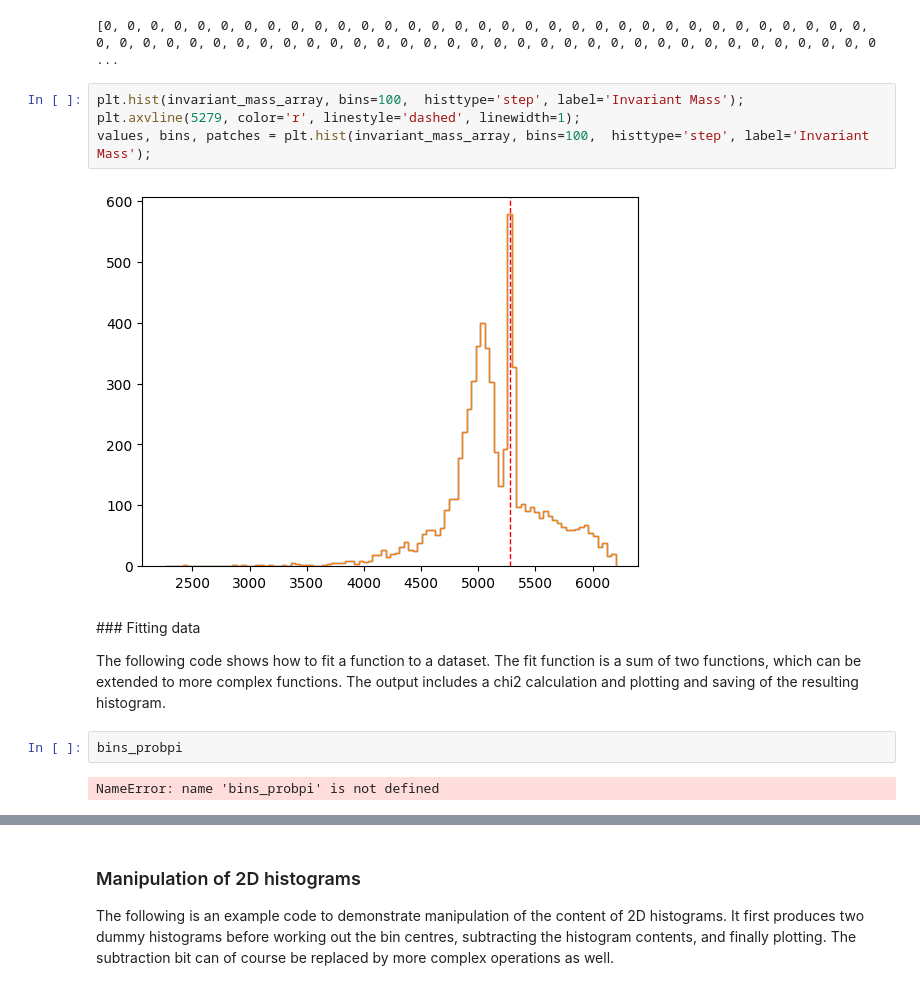
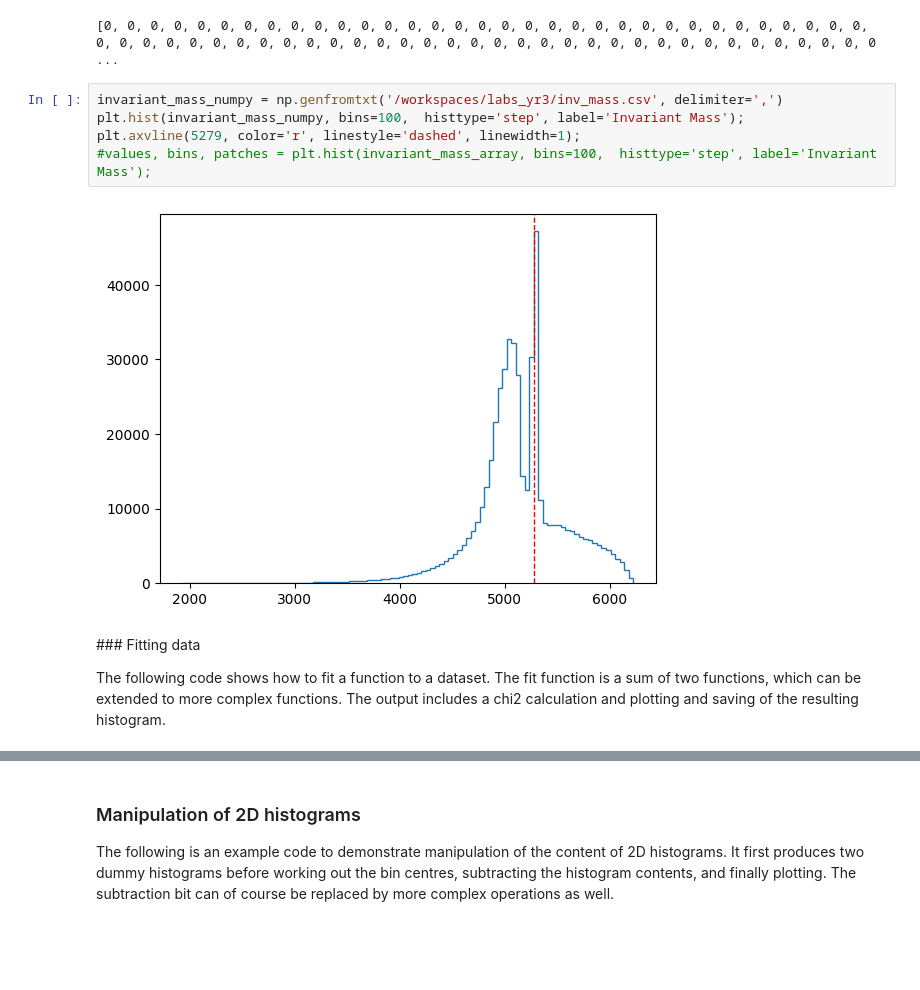
Before and after one commit to aavashsubedi/labs_yr3, a Jupyter notebook: matter_antimatter/aavash.ipynb, the cells around one changed output, grey strips where cells are left out. Cells and saved outputs as stored; diff of their text form; blank space fills up the shorter version.

```diff
--- a/matter_antimatter/aavash.ipynb
+++ b/matter_antimatter/aavash.ipynb
@@ -461,16 +474,13 @@ print(invariant_mass_array)
 # %% [output]
 [0, 0, 0, 0, 0, 0, 0, 0, 0, 0, 0, 0, 0, 0, 0, 0, 0, 0, 0, 0, 0, 0, 0, 0, 0, 0, 0, 0, 0, 0, 0, 0, 0, 0, 0, 0, 0, 0, 0, 0, 0, 0, 0, 0, 0, 0, 0, 0, 0, 0, 0, 0, 0, 0, 0, 0, 0, 0, 0, 0, 0, 0, 0, 0, 0, 0, 0 ...
 # %%
-plt.hist(invariant_mass_array, bins=100,  histtype='step', label='Invariant Mass');
+invariant_mass_numpy = np.genfromtxt('/workspaces/labs_yr3/inv_mass.csv', delimiter=',')
+plt.hist(invariant_mass_numpy, bins=100,  histtype='step', label='Invariant Mass');
 plt.axvline(5279, color='r', linestyle='dashed', linewidth=1);
-values, bins, patches = plt.hist(invariant_mass_array, bins=100,  histtype='step', label='Invariant Mass');
+#values, bins, patches = plt.hist(invariant_mass_array, bins=100,  histtype='step', label='Invariant Mass');
 # %% [output]
-[figure, old version]
+[figure, new version]
 # %% [markdown]
 ### Fitting data
 
 The following code shows how to fit a function to a dataset. The fit function is a sum of two functions, which can be extended to more complex functions. The output includes a chi2 calculation and plotting and saving of the resulting histogram.
-# %%
-bins_probpi
-# %% [output]
-NameError: name 'bins_probpi' is not defined
```
Also changed, not shown: parts of 8 cells of this notebook, 1 other file.
